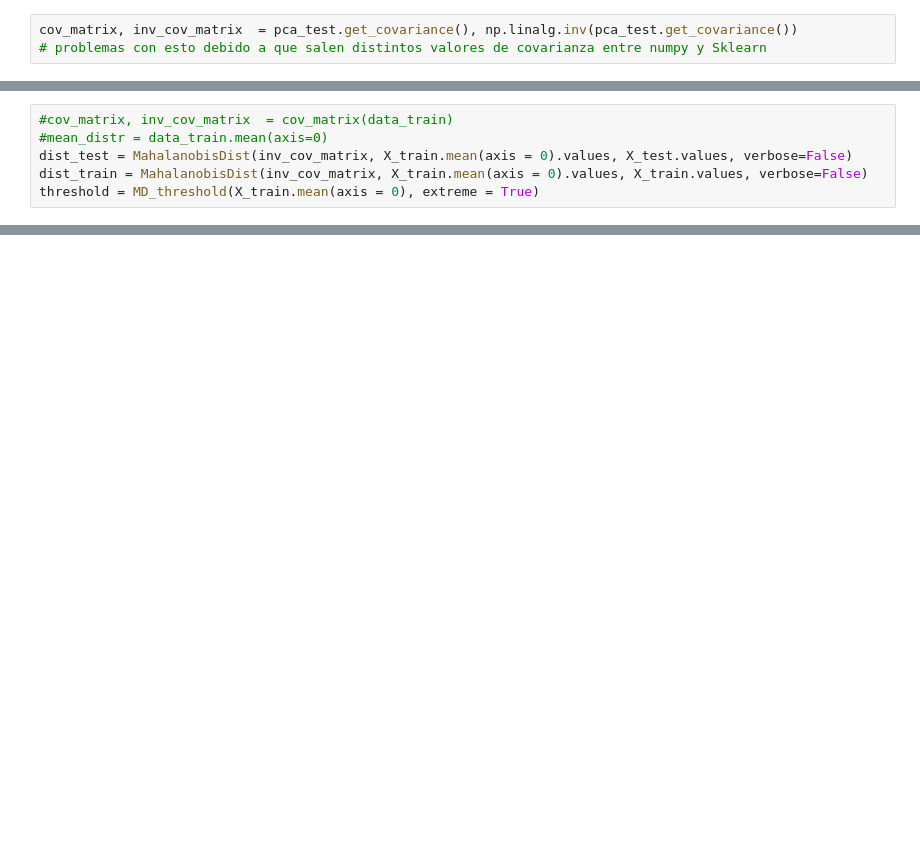
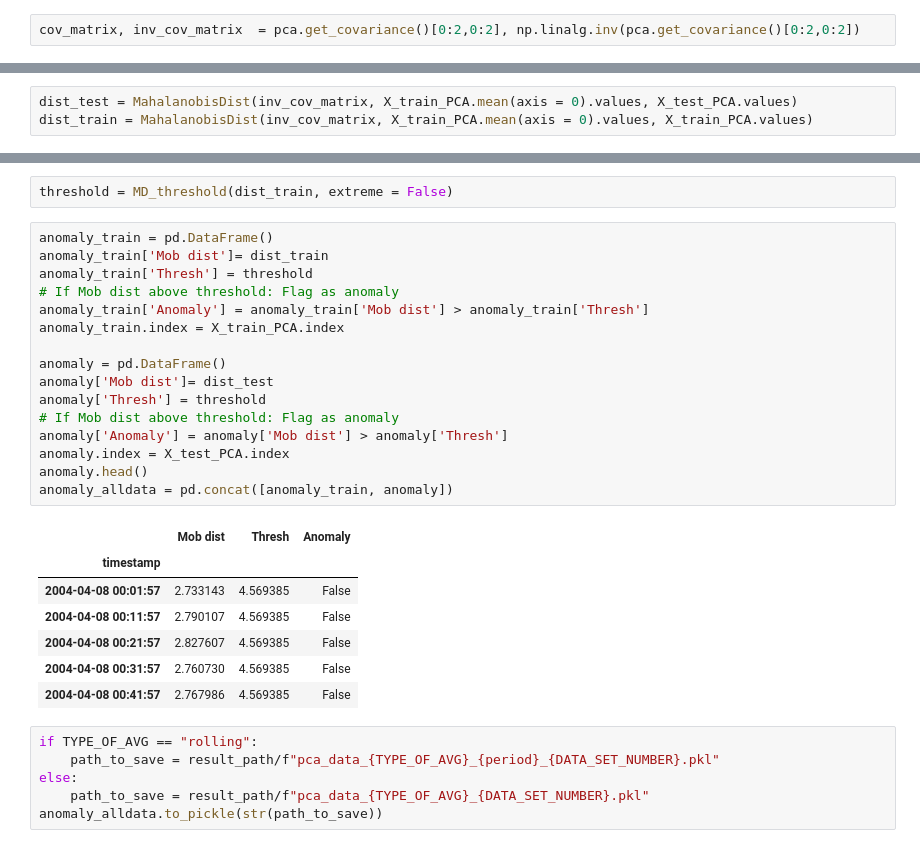
Before and after one commit to jaimebw/tfm, a Jupyter notebook: books/anomaly_dectetion_v0_1.ipynb, the cells around one changed output, grey strips where cells are left out. Drawn from its saved outputs; the diff is of its cells as text; blank space fills up the shorter version.

```diff
--- a/books/anomaly_dectetion_v0_1.ipynb
+++ b/books/anomaly_dectetion_v0_1.ipynb
@@ -171,3 +253,2 @@ def is_pos_def(A):
 # %%
-cov_matrix, inv_cov_matrix  = pca_test.get_covariance(), np.linalg.inv(pca_test.get_covariance())
-# problemas con esto debido a que salen distintos valores de covarianza entre numpy y Sklearn
+cov_matrix, inv_cov_matrix  = pca.get_covariance()[0:2,0:2], np.linalg.inv(pca.get_covariance()[0:2,0:2])
@@ -174,8 +261,5 @@ cov_matrix, inv_cov_matrix  = pca_test.get_covariance(), np.linalg.inv(pca_test.
 # %%
-#cov_matrix, inv_cov_matrix  = cov_matrix(data_train)
-#mean_distr = data_train.mean(axis=0)
-dist_test = MahalanobisDist(inv_cov_matrix, X_train.mean(axis = 0).values, X_test.values, verbose=False)
-dist_train = MahalanobisDist(inv_cov_matrix, X_train.mean(axis = 0).values, X_train.values, verbose=False)
-threshold = MD_threshold(X_train.mean(axis = 0), extreme = True)
+dist_test = MahalanobisDist(inv_cov_matrix, X_train_PCA.mean(axis = 0).values, X_test_PCA.values)
+dist_train = MahalanobisDist(inv_cov_matrix, X_train_PCA.mean(axis = 0).values, X_train_PCA.values)
 # %%
 %matplotlib widget
@@ -193,0 +271,32 @@ ax.hist(np.square(dist_test),bins = 20)
+# %%
+threshold = MD_threshold(dist_train, extreme = False)
+# %%
+anomaly_train = pd.DataFrame()
+anomaly_train['Mob dist']= dist_train
+anomaly_train['Thresh'] = threshold
+# If Mob dist above threshold: Flag as anomaly
+anomaly_train['Anomaly'] = anomaly_train['Mob dist'] > anomaly_train['Thresh']
+anomaly_train.index = X_train_PCA.index
+
+anomaly = pd.DataFrame()
+anomaly['Mob dist']= dist_test
+anomaly['Thresh'] = threshold
+# If Mob dist above threshold: Flag as anomaly
+anomaly['Anomaly'] = anomaly['Mob dist'] > anomaly['Thresh']
+anomaly.index = X_test_PCA.index
+anomaly.head()
+anomaly_alldata = pd.concat([anomaly_train, anomaly])
+# %% [output]
+|  | Mob dist | Thresh | Anomaly |
+| timestamp |  |  |  |
+| 2004-04-08 00:01:57 | 2.733143 | 4.569385 | False |
+| 2004-04-08 00:11:57 | 2.790107 | 4.569385 | False |
+| 2004-04-08 00:21:57 | 2.827607 | 4.569385 | False |
+| 2004-04-08 00:31:57 | 2.760730 | 4.569385 | False |
+| 2004-04-08 00:41:57 | 2.767986 | 4.569385 | False |
+# %%
+if TYPE_OF_AVG == "rolling":
+    path_to_save = result_path/f"pca_data_{TYPE_OF_AVG}_{period}_{DATA_SET_NUMBER}.pkl"
+else:
+    path_to_save = result_path/f"pca_data_{TYPE_OF_AVG}_{DATA_SET_NUMBER}.pkl"
+anomaly_alldata.to_pickle(str(path_to_save))
```
Also changed, not shown: parts of 22 cells of this notebook, 1 other file.
